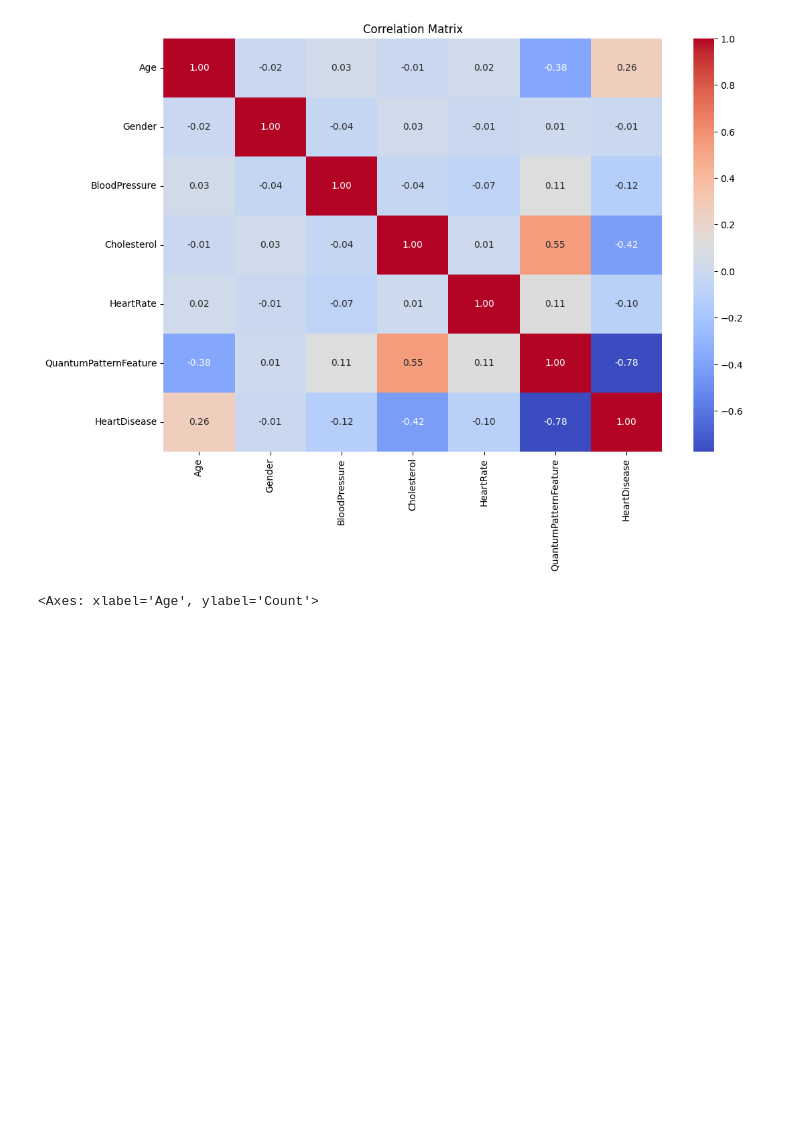
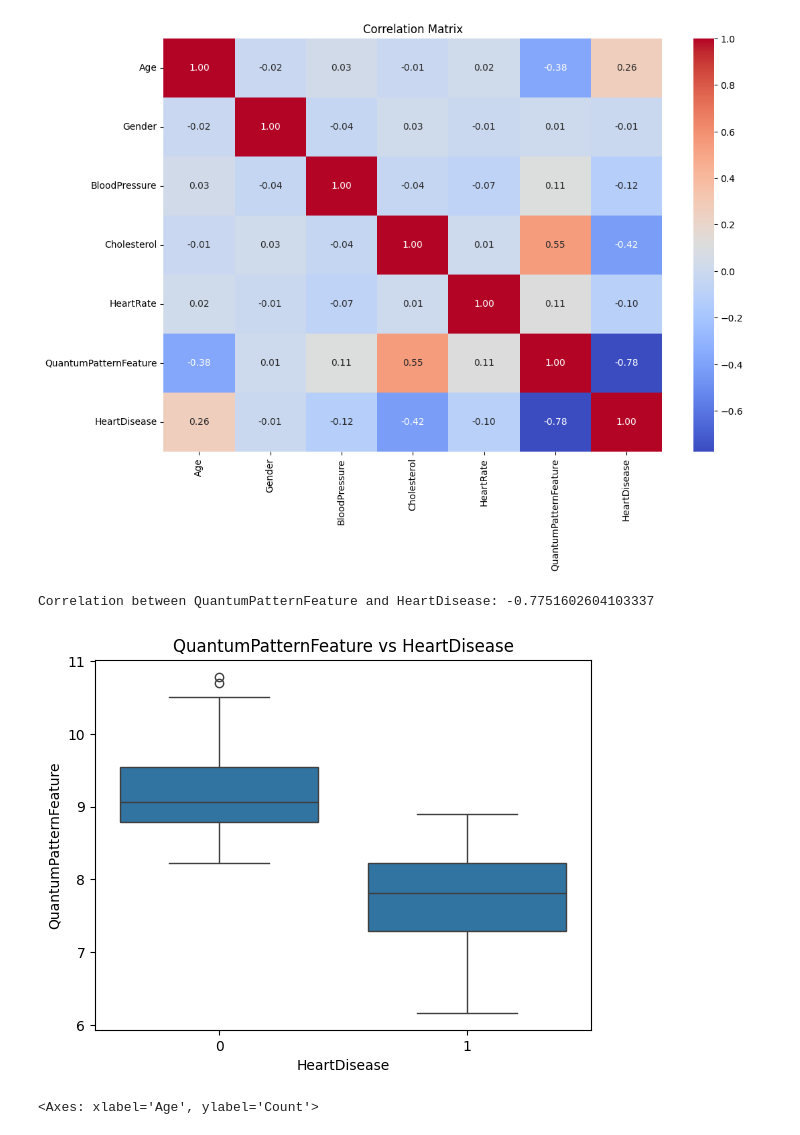
Before and after one commit to draco987987/Heart_Failure_Prediction_Proyect, a Jupyter notebook: jupyter_notebooks/Notebook_Template.ipynb, the cells around one changed output. Drawn from its saved outputs; the diff is of its cells as text; code cells hidden in the pictures; blank space fills up the shorter version.

Commit message:
Clean data and visualizations

```diff
--- a/jupyter_notebooks/Notebook_Template.ipynb
+++ b/jupyter_notebooks/Notebook_Template.ipynb
@@ -151,6 +151,22 @@ plt.title('Correlation Matrix')
 plt.show()
 # %% [output]
 [figure]
+# %%
+
+# correlation between QuantumPatternFeature and HeartDisease
+correlation = df.corr()["HeartDisease"]["QuantumPatternFeature"]
+
+print(f"Correlation between QuantumPatternFeature and HeartDisease: {correlation}")
+# %% [output]
+Correlation between QuantumPatternFeature and HeartDisease: -0.7751602604103337
+# %%
+
+
+sns.boxplot(x=df["HeartDisease"], y=df["QuantumPatternFeature"])
+plt.title("QuantumPatternFeature vs HeartDisease")
+plt.show()
+# %% [output]
+[figure, added]
 # %%
 sns.histplot(df['Age'], bins=20, kde=True)
 # %% [output]
```
Also changed, not shown: parts of 4 cells of this notebook, 2 other files.
